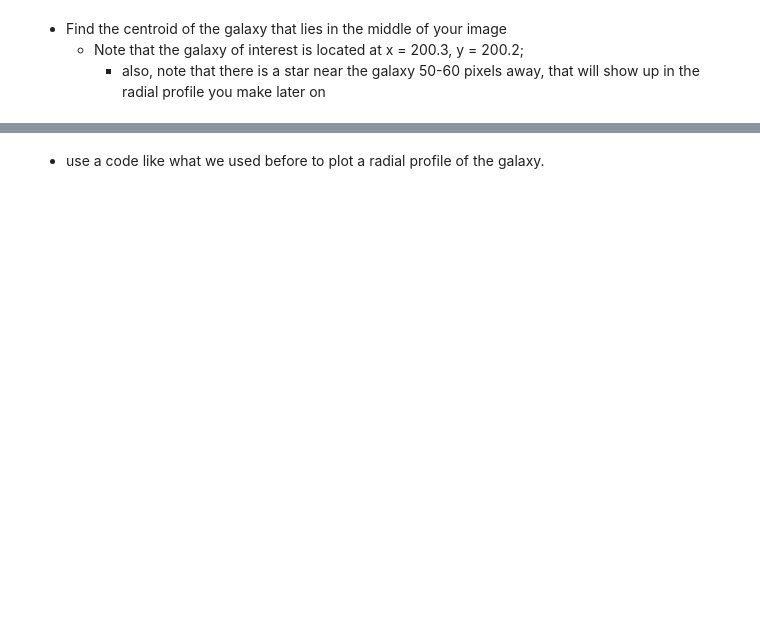
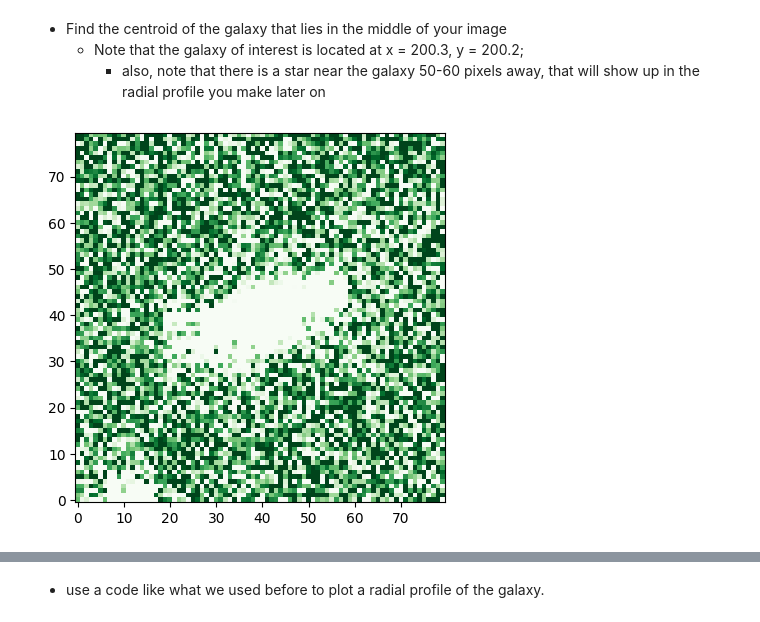
Before and after one commit to amedina695/lectures_git, a Jupyter notebook: lectures_week10/Astronomical_SNR_calculations-classroom.ipynb, the cells around one changed output, grey strips where cells are left out. Saved outputs shown, nothing was run; the diff lists cells and outputs as text; code cells hidden in the pictures; blank space fills up the shorter version.

```diff
--- a/lectures_week10/Astronomical_SNR_calculations-classroom.ipynb
+++ b/lectures_week10/Astronomical_SNR_calculations-classroom.ipynb
@@ -244,3 +261,19 @@ SNR assuming noise dominated 444
 - Find the centroid of the galaxy that lies in the middle of your image
      - Note that the galaxy of interest is located at x = 200.3, y = 200.2;
         - also, note that there is a star near the galaxy 50-60 pixels away, that will show up in the radial profile you make later on
+# %%
+# Centroid
+xgalc = 200.3
+ygalc = 200.2
+
+radgal = 40
+
+cleangal = galim[int(ygalc)-radgal:int(ygalc)+radgal,
+                      int(xgalc)-radgal:int(xgalc)+radgal]
+# %%
+qm = np.median( cleangal)
+qs = np.std( cleangal )
+
+dm = plt.imshow( cleangal, vmin=qm-0.5*qs, vmax=qm+0.5*qs,  cmap='Greens_r' , origin='lower')
+# %% [output]
+[figure, added]
```
Also changed, not shown: parts of 21 cells of this notebook, 56 other files.
